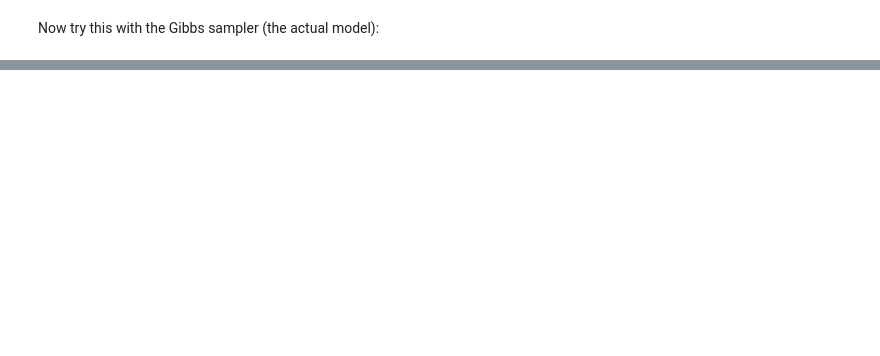
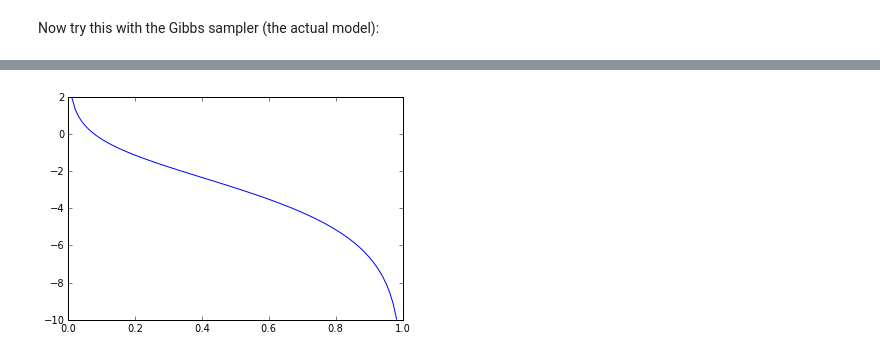
Before and after one commit to mcfrank/dmww, a Jupyter notebook: dmww basics.ipynb, the cells around one changed output, grey strips where cells are left out. Drawn from its saved outputs; the diff is of its cells as text; code cells hidden in the pictures; blank space fills up the shorter version.

```diff
--- a/dmww basics.ipynb
+++ b/dmww basics.ipynb
@@ -75,0 +70,9 @@ cooccurrence matrix:
+# %%
+from scipy.stats import beta
+x = arange(0.01,.99,0.01)
+a = .1
+b = 3
+prb = beta.logpdf(x, a, b)
+h = plt.plot(x,prb)
+# %% [output]
+[figure, added]
```
Also changed, not shown: parts of 5 cells of this notebook, 3 other files.
